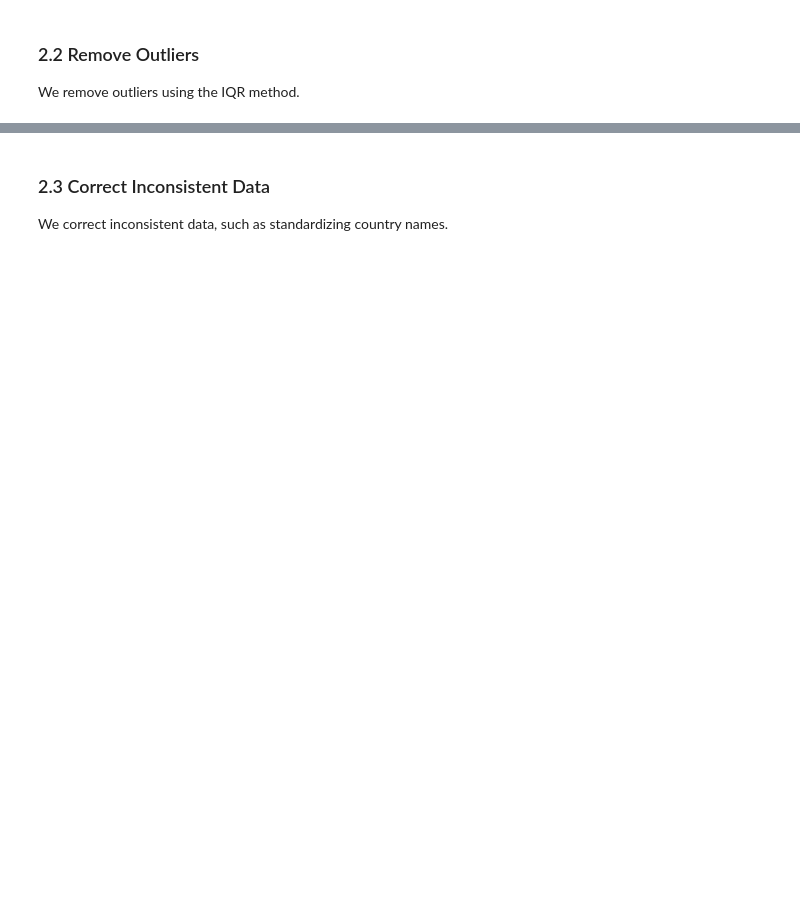
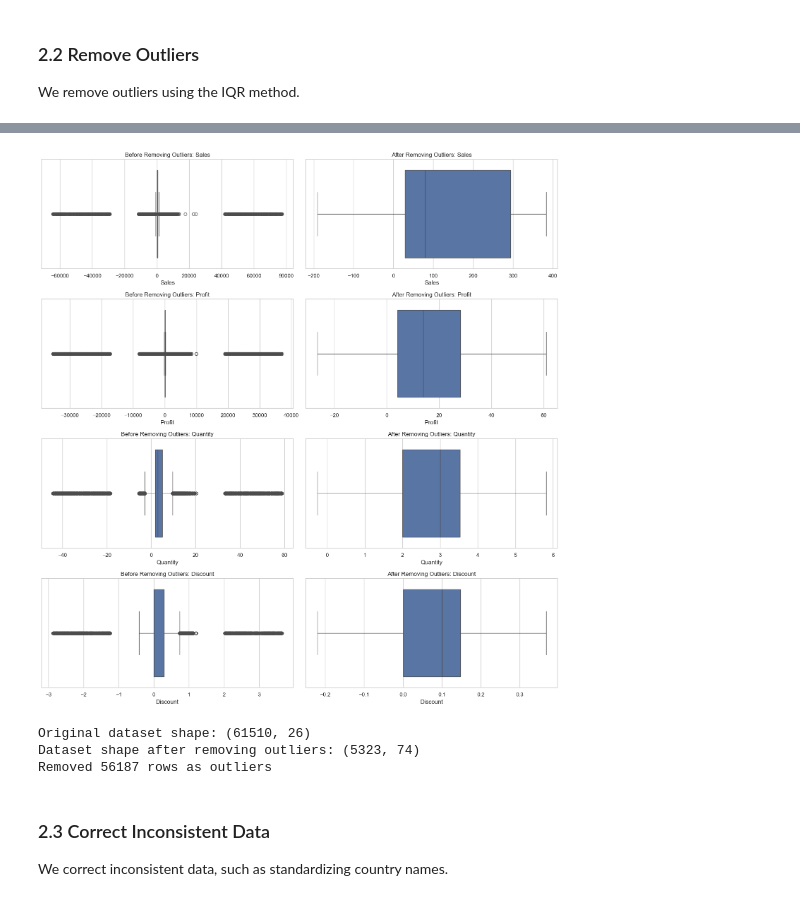
Before and after one commit to TheRealMobitz/Data-Mining, a Jupyter notebook: DataMiningProject.ipynb, the cells around one changed output, grey strips where cells are left out. Saved outputs shown, nothing was run; the diff lists cells and outputs as text; code cells hidden in the pictures; blank space fills up the shorter version.

```diff
--- a/DataMiningProject.ipynb
+++ b/DataMiningProject.ipynb
@@ -30,3 +494,78 @@ We handle missing values using mean imputation for numerical columns and forward
 # %% [markdown]
 ### 2.2 Remove Outliers
 We remove outliers using the IQR method.
+# %%
+# Make a copy of the cleaned dataframe
+df_no_outliers = df_clean.copy()
+
+# Method 1: IQR method for outlier detection and removal
+def remove_outliers_iqr(df, column, lower_factor=1.5, upper_factor=1.5):
+    Q1 = df[column].quantile(0.25)
+    Q3 = df[column].quantile(0.75)
+    IQR = Q3 - Q1
+
+    lower_bound = Q1 - lower_factor * IQR
+    upper_bound = Q3 + upper_factor * IQR
+
+    outliers = df[(df[column] < lower_bound) | (df[column] > upper_bound)]
+    cleaned_df = df[(df[column] >= lower_bound) & (df[column] <= upper_bound)]
+
+    return cleaned_df, outliers, lower_bound, upper_bound
+
+# Method 2: Z-score method
+def remove_outliers_zscore(df, column, threshold=3):
+    from scipy import stats
+    z_scores = stats.zscore(df[column], nan_policy='omit')
+    outliers = df[abs(z_scores) > threshold]
+    cleaned_df = df[abs(z_scores) <= threshold]
+    return cleaned_df, outliers
+
+# Apply IQR method to numerical columns
+print("Outliers detected and removed using IQR method:")
+numerical_cols = df_no_outliers.select_dtypes(include=['number']).columns
+outlier_info = {}
+
+for col in numerical_cols:
+    if df_no_outliers[col].nunique() > 1:  # Skip columns with only one value
+        df_iqr, outliers_iqr, lower_bound, upper_bound = remove_outliers_iqr(df_no_outliers, col)
+
+        if not outliers_iqr.empty:
+            outlier_info[col] = {
+                'method': 'IQR',
+                'num_outliers': len(outliers_iqr),
+                'lower_bound': lower_bound,
+                'upper_bound': upper_bound,
+                'original_min': df_no_outliers[col].min(),
+                'original_max': df_no_outliers[col].max()
+            }
+
+            # Apply the IQR method
+            df_no_outliers = df_iqr
+
+            print(f"{col}: Removed {len(outliers_iqr)} outliers using IQR method")
+
+# Create visualization of before and after removing outliers for key columns
+key_columns = ['Sales', 'Profit', 'Quantity', 'Discount']
+key_columns = [col for col in key_columns if col in df_no_outliers.columns]
+
+if key_columns:
+    plt.figure(figsize=(15, len(key_columns) * 4))
+
+    for i, col in enumerate(key_columns):
+        if col in outlier_info:
+            plt.subplot(len(key_columns), 2, i*2+1)
+            sns.boxplot(x=df[col])
+            plt.title(f'Before Removing Outliers: {col}')
+
+            plt.subplot(len(key_columns), 2, i*2+2)
+            sns.boxplot(x=df_no_outliers[col])
+            plt.title(f'After Removing Outliers: {col}')
+
+    plt.tight_layout()
+    plt.savefig('plots/preprocessing/outlier_removal.png')
+    plt.show()
+
+print(f"\nOriginal dataset shape: {df.shape}")
+print(f"Dataset shape after removing outliers: {df_no_outliers.shape}")
+print(f"Removed {df.shape[0] - df_no_outliers.shape[0]} rows as outliers")
+# %% [output]
@@ -33,3 +589,7 @@ We remove outliers using the IQR method.
+[figure, added]
+Original dataset shape: (61510, 26)
+Dataset shape after removing outliers: (5323, 74)
+Removed 56187 rows as outliers
 # %% [markdown]
 ### 2.3 Correct Inconsistent Data
 We correct inconsistent data, such as standardizing country names.
```
Also changed, not shown: parts of 16 cells of this notebook, 14 other files.
